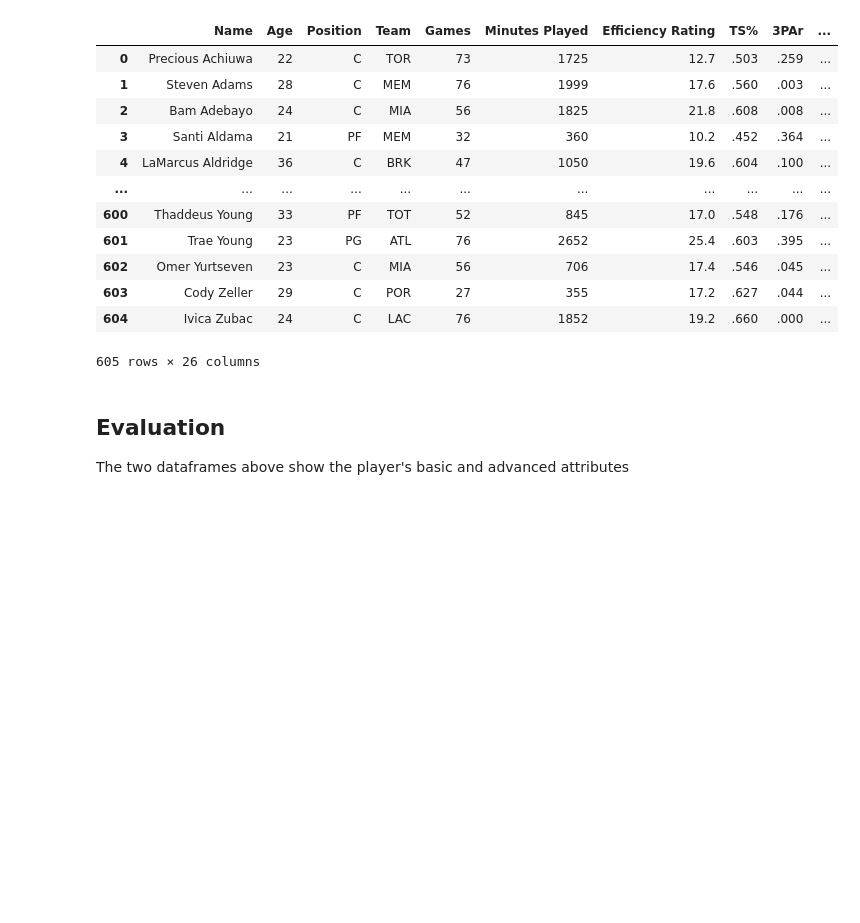
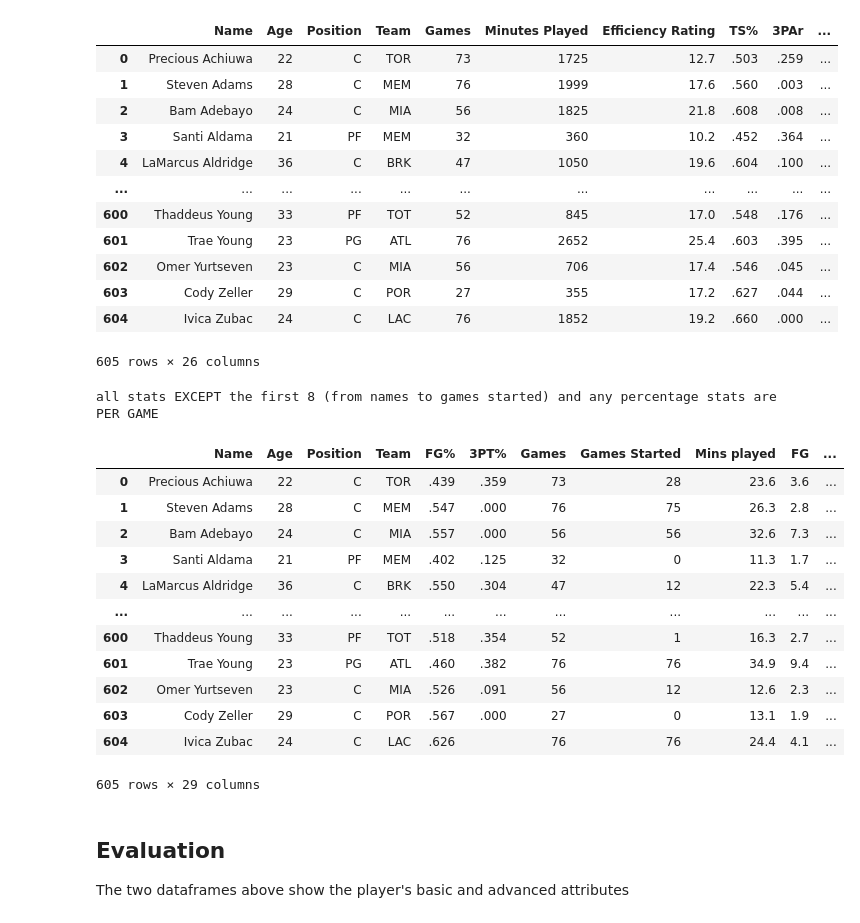
Before and after one commit to mcwillz1/CS-4630-Final-Project, a Jupyter notebook: finalProject.ipynb, the cells around one changed output. Cells and saved outputs as stored; diff of their text form; code cells hidden in the pictures; blank space fills up the shorter version.

Commit message:
added per game table

```diff
--- a/finalProject.ipynb
+++ b/finalProject.ipynb
@@ -140,6 +140,74 @@ advancedStats()
 | 603 | Cody Zeller | 29 | C | POR | 27 | 355 | 17.2 | .627 | .044 | ... |
 | 604 | Ivica Zubac | 24 | C | LAC | 76 | 1852 | 19.2 | .660 | .000 | ... |
 605 rows × 26 columns
+# %%
+def perGameStats():
+    perGameURL = "https://www.basketball-reference.com/leagues/NBA_2022_per_game.html"
+    perGamePage = urllib.request.urlopen(perGameURL).read()
+    perGameSoup = BeautifulSoup(perGamePage)
+
+    perGameTable = perGameSoup.find(id = "all_per_game_stats")
+    perGameinfo = perGameTable.find_all(class_ = "full_table")
+
+    perGameData = pd.DataFrame(columns=["Name", "Age", "Position", "Team", "FG%","3PT%","Games", "Games Started", 'Mins played',
+                                       "FG", "FGA", "FG3", "FG3A",'FG2','FG2A','FG2%','EFG%','FT','FTA','FT%','ORB','DRB','TotRB',
+                                      'AST','STL','BLK','TOV','PF','Pts'])
+
+    print("all stats EXCEPT the first 8 (from names to games started) and any percentage stats are PER GAME")
+
+    for i in range(len(perGameinfo)):
+        perGameDataDict = {
+            "Name" : perGameinfo[i].find("td", {"data-stat" : "player"}).text,
+            "Age" : perGameinfo[i].find("td", {"data-stat" : "age"}).text,
+            "Position" : perGameinfo[i].find("td", {"data-stat" : "pos"}).text,
+            "Team" : perGameinfo[i].find("td", {"data-stat" : "team_id"}).text,
+            "FG%" : perGameinfo[i].find("td", {"data-stat" : "fg_pct"}).text,
+            "3PT%" : perGameinfo[i].find("td", {"data-stat" : "fg3_pct"}).text,
+            "Games" : perGameinfo[i].find("td", {"data-stat" : "g"}).text,
+            "Games Started" : perGameinfo[i].find("td", {"data-stat" : "gs"}).text,
+            "Mins played" : perGameinfo[i].find("td", {"data-stat" : "mp_per_g"}).text,
+            "FG" : perGameinfo[i].find("td", {"data-stat" : "fg_per_g"}).text,
+            "FGA" : perGameinfo[i].find("td", {"data-stat" : "fga_per_g"}).text,
+            "FG3" : perGameinfo[i].find("td", {"data-stat" : "fg3_per_g"}).text,
+            "FG3A" : perGameinfo[i].find("td", {"data-stat" : "fg3a_per_g"}).text,
+            "FG2" : perGameinfo[i].find("td", {"data-stat" : "fg2_per_g"}).text,
+            "FG2A" : perGameinfo[i].find("td", {"data-stat" : "fg2a_per_g"}).text,
+            "FG2%" : perGameinfo[i].find("td", {"data-stat" : "fg2_pct"}).text,
+            "EFF%" : perGameinfo[i].find("td", {"data-stat" : "efg_pct"}).text,
+            "FT" : perGameinfo[i].find("td", {"data-stat" : "ft_per_g"}).text,
+            "FTA" : perGameinfo[i].find("td", {"data-stat" : "fta_per_g"}).text,
+            "FT%" : perGameinfo[i].find("td", {"data-stat" : "ft_pct"}).text,
+            "ORB" : perGameinfo[i].find("td", {"data-stat" : "orb_per_g"}).text,
+            "DRB" : perGameinfo[i].find("td", {"data-stat" : "drb_per_g"}).text,
+            "TotRB" : perGameinfo[i].find("td", {"data-stat" : "trb_per_g"}).text,
+            "AST" : perGameinfo[i].find("td", {"data-stat" : "ast_per_g"}).text,
+            "STL" : perGameinfo[i].find("td", {"data-stat" : "stl_per_g"}).text,
+            "BLK" : perGameinfo[i].find("td", {"data-stat" : "blk_per_g"}).text,
+            "TOV" : perGameinfo[i].find("td", {"data-stat" : "tov_per_g"}).text,
+            "PF" : perGameinfo[i].find("td", {"data-stat" : "pf_per_g"}).text,
+            "Pts" : perGameinfo[i].find("td", {"data-stat" : "pts_per_g"}).text,
+
+        }
+        perGameData.loc[len(perGameData)] = perGameDataDict
+
+    return perGameData
+
+perGameStats()
+# %% [output]
+all stats EXCEPT the first 8 (from names to games started) and any percentage stats are PER GAME
+|  | Name | Age | Position | Team | FG% | 3PT% | Games | Games Started | Mins played | FG | ... |
+| 0 | Precious Achiuwa | 22 | C | TOR | .439 | .359 | 73 | 28 | 23.6 | 3.6 | ... |
+| 1 | Steven Adams | 28 | C | MEM | .547 | .000 | 76 | 75 | 26.3 | 2.8 | ... |
+| 2 | Bam Adebayo | 24 | C | MIA | .557 | .000 | 56 | 56 | 32.6 | 7.3 | ... |
+| 3 | Santi Aldama | 21 | PF | MEM | .402 | .125 | 32 | 0 | 11.3 | 1.7 | ... |
+| 4 | LaMarcus Aldridge | 36 | C | BRK | .550 | .304 | 47 | 12 | 22.3 | 5.4 | ... |
+| ... | ... | ... | ... | ... | ... | ... | ... | ... | ... | ... | ... |
+| 600 | Thaddeus Young | 33 | PF | TOT | .518 | .354 | 52 | 1 | 16.3 | 2.7 | ... |
+| 601 | Trae Young | 23 | PG | ATL | .460 | .382 | 76 | 76 | 34.9 | 9.4 | ... |
+| 602 | Omer Yurtseven | 23 | C | MIA | .526 | .091 | 56 | 12 | 12.6 | 2.3 | ... |
+| 603 | Cody Zeller | 29 | C | POR | .567 | .000 | 27 | 0 | 13.1 | 1.9 | ... |
+| 604 | Ivica Zubac | 24 | C | LAC | .626 |  | 76 | 76 | 24.4 | 4.1 | ... |
+605 rows × 29 columns
 # %% [markdown]
 <h2> Evaluation </h2>
 <p> The two dataframes above show the player's basic and advanced attributes</p>
```
